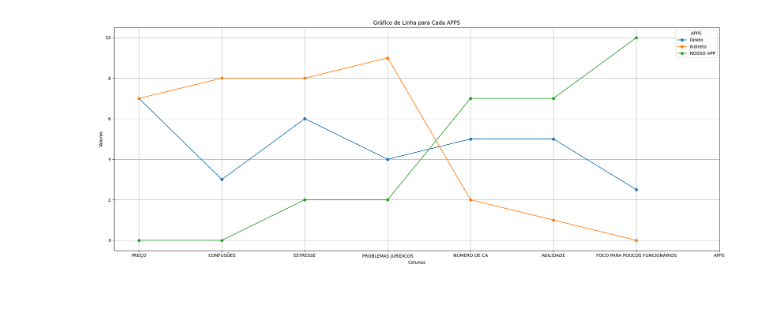
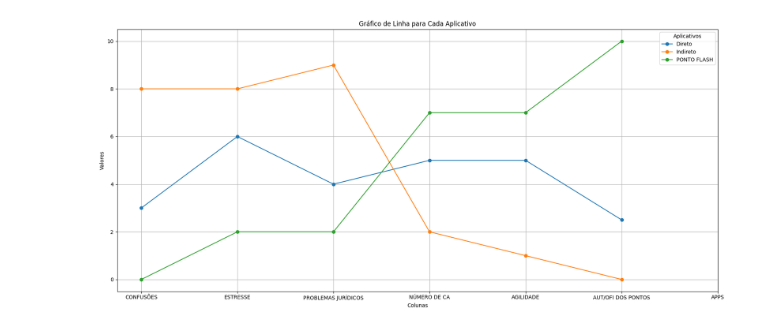
Before and after one commit to lucass235/Curva_de_Valor_Ponto_Flash, a Jupyter notebook: ronny.ipynb, the cells around one changed output. Drawn from its saved outputs; the diff is of its cells as text; code cells hidden in the pictures; blank space fills up the shorter version.

```diff
--- a/ronny.ipynb
+++ b/ronny.ipynb
@@ -26,11 +27,11 @@ df_media_direto = pd.DataFrame(columns=['APPS', 'PREÇO','CONFUSÕES', 'ESTRESSE
 # %%
-df_media_direto.loc[0, "PREÇO"] = df_direto["PREÇO"].mean()
+# df_media_direto.loc[0, "PREÇO"] = df_direto["PREÇO"].mean()
 df_media_direto.loc[0, "CONFUSÕES"] = df_direto["CONFUSÕES"].mean()
 df_media_direto.loc[0, "ESTRESSE"] = df_direto['ESTRESSE'].mean()
 df_media_direto.loc[0, "PROBLEMAS JURÍDICOS"] = df_direto['PROBLEMAS JURÍDICOS'].mean()
 df_media_direto.loc[0, "NÚMERO DE CA"] = df_direto['NÚMERO DE CA'].mean()
 df_media_direto.loc[0, "AGILIDADE"] = df_direto['AGILIDADE'].mean()
-df_media_direto.loc[0, "FOCO PARA POUCOS FUNCIONÁRIOS"] = df_direto['FOCO PARA POUCOS FUNCIONÁRIOS'].mean()
+df_media_direto.loc[0, "AUT/OFI DOS PONTOS"] = df_direto['AUT/OFI DOS PONTOS'].mean()
 df_media_direto.loc[0, df_media_direto.columns[0]] = "Direto"
 # %%
 df_media_direto
@@ -46,13 +47,13 @@ df_indireto
 # %%
-df_media_indireto = pd.DataFrame(columns=['APPS', 'PREÇO','CONFUSÕES', 'ESTRESSE', 'PROBLEMAS JURÍDICOS', 'NÚMERO DE CA', 'AGILIDADE','FOCO PARA POUCOS FUNCIONÁRIOS'])
+df_media_indireto = pd.DataFrame(columns=['APPS','CONFUSÕES', 'ESTRESSE', 'PROBLEMAS JURÍDICOS', 'NÚMERO DE CA', 'AGILIDADE','AUT/OFI DOS PONTOS'])
 # %%
-df_media_indireto.loc[0, "PREÇO"] = df_indireto["PREÇO"].mean()
+# df_media_indireto.loc[0, "PREÇO"] = df_indireto["PREÇO"].mean()
 df_media_indireto.loc[0, "CONFUSÕES"] = df_indireto["CONFUSÕES"].mean()
 df_media_indireto.loc[0, "ESTRESSE"] = df_indireto['ESTRESSE'].mean()
 df_media_indireto.loc[0, "PROBLEMAS JURÍDICOS"] = df_indireto['PROBLEMAS JURÍDICOS'].mean()
 df_media_indireto.loc[0, "NÚMERO DE CA"] = df_indireto['NÚMERO DE CA'].mean()
 df_media_indireto.loc[0, "AGILIDADE"] = df_indireto['AGILIDADE'].mean()
-df_media_indireto.loc[0, "FOCO PARA POUCOS FUNCIONÁRIOS"] = df_indireto['FOCO PARA POUCOS FUNCIONÁRIOS'].mean()
+df_media_indireto.loc[0, "AUT/OFI DOS PONTOS"] = df_indireto['AUT/OFI DOS PONTOS'].mean()
 df_media_indireto.loc[0, df_media_indireto.columns[0]] = "Indireto"
 # %%
 df_media_indireto
@@ -74,5 +75,5 @@ df_indireto
 # %%
 # quero unir 2 dataframe
-df_new = pd.concat([df_media_direto, df_media_indireto, df[(df['APPS'] == 'NOSSO APP' )]], axis=0)
+df_new = pd.concat([df_media_direto, df_media_indireto, df[(df['APPS'] == 'PONTO FLASH' )]], axis=0)
 df_new
 # %% [output]
@@ -83,20 +84,23 @@ df_new
 # %%
 # Selecionando os aplicativos como índice
-df_new.set_index('APPS', inplace=True)
+df_plot = df_new.set_index('APPS')
 
 # Plotando o gráfico
-fig, ax = plt.subplots(figsize=(20, 8))
+fig, ax = plt.subplots(figsize=(17, 8))
 
-for app in df_new.index:
-    ax.plot(df_new.columns, df_new.loc[app], marker='o', label=app)
+for app in df_plot.index:
+    ax.plot(df_plot.columns, df_plot.loc[app], marker='o', label=app)
 
-ax.set_title('Gráfico de Linha para Cada APPS')
+ax.set_title('Gráfico de Linha para Cada Aplicativo')
 ax.set_xlabel('Colunas')
 ax.set_ylabel('Valores')
 ax.set_xticks(df.columns)
-ax.legend(title='APPS')
+ax.legend(title='Aplicativos')
 ax.grid(True)
 plt.xticks()
 plt.tight_layout()
+
+plt.savefig('grafico.png', dpi=300)
+plt.show()
 # %% [output]
-[figure, old version]
+[figure, new version]
```
Also changed, not shown: parts of 10 cells of this notebook, 2 other files.
